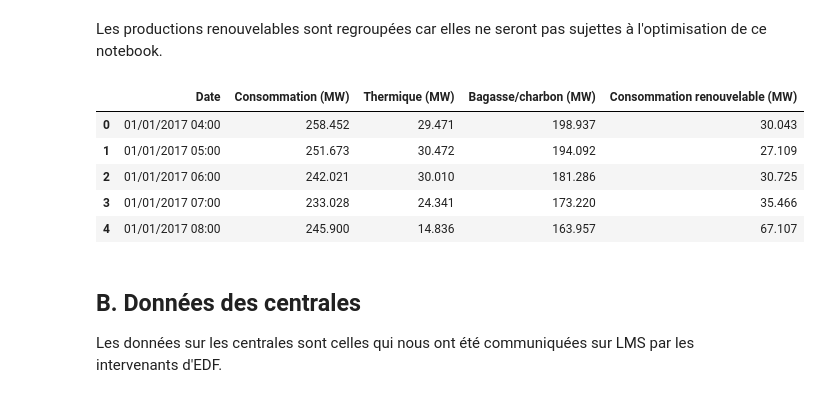
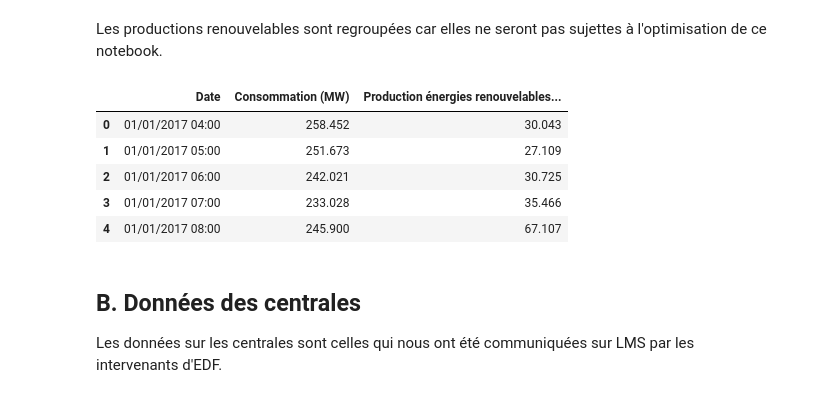
Before and after one commit to cdrutinus/case_study_PPE, a Jupyter notebook: Maintenance.ipynb, the cells around one changed output. Saved outputs shown, nothing was run; the diff lists cells and outputs as text; code cells hidden in the pictures.

```diff
--- a/Maintenance.ipynb
+++ b/Maintenance.ipynb
@@ -50,19 +52,19 @@ data.head()
 # %% [markdown]
 Les productions renouvelables sont regroupées car elles ne seront pas sujettes à l'optimisation de ce notebook.
 # %%
-data["Consommation renouvelable (MW)"] = data.loc[:,"Hydraulique (MW)":"Bioénergies (MW)"].sum(axis=1)
+data["Production énergies renouvelables (MW)"] = data.loc[:,"Hydraulique (MW)":"Bioénergies (MW)"].sum(axis=1)
 
 data = data.drop(['Hydraulique (MW)', 'Photovoltaïque (MW)', 'Eolien (MW)',
-                 'Bioénergies (MW)'], axis=1)
+                 'Bioénergies (MW)', 'Thermique (MW)', 'Bagasse/charbon (MW)'], axis=1)
 
 data.head()
 # %% [output]
-|  | Date | Consommation (MW) | Thermique (MW) | Bagasse/charbon (MW) | Consommation renouvelable (MW) |
-| 0 | 01/01/2017 04:00 | 258.452 | 29.471 | 198.937 | 30.043 |
-| 1 | 01/01/2017 05:00 | 251.673 | 30.472 | 194.092 | 27.109 |
-| 2 | 01/01/2017 06:00 | 242.021 | 30.010 | 181.286 | 30.725 |
-| 3 | 01/01/2017 07:00 | 233.028 | 24.341 | 173.220 | 35.466 |
-| 4 | 01/01/2017 08:00 | 245.900 | 14.836 | 163.957 | 67.107 |
+|  | Date | Consommation (MW) | Production énergies renouvelables... |
+| 0 | 01/01/2017 04:00 | 258.452 | 30.043 |
+| 1 | 01/01/2017 05:00 | 251.673 | 27.109 |
+| 2 | 01/01/2017 06:00 | 242.021 | 30.725 |
+| 3 | 01/01/2017 07:00 | 233.028 | 35.466 |
+| 4 | 01/01/2017 08:00 | 245.900 | 67.107 |
 # %% [markdown]
 ## <a id="sec1-2"></a> B. Données des centrales
 
```
Also changed, not shown: parts of 9 cells of this notebook, 1 other file.
